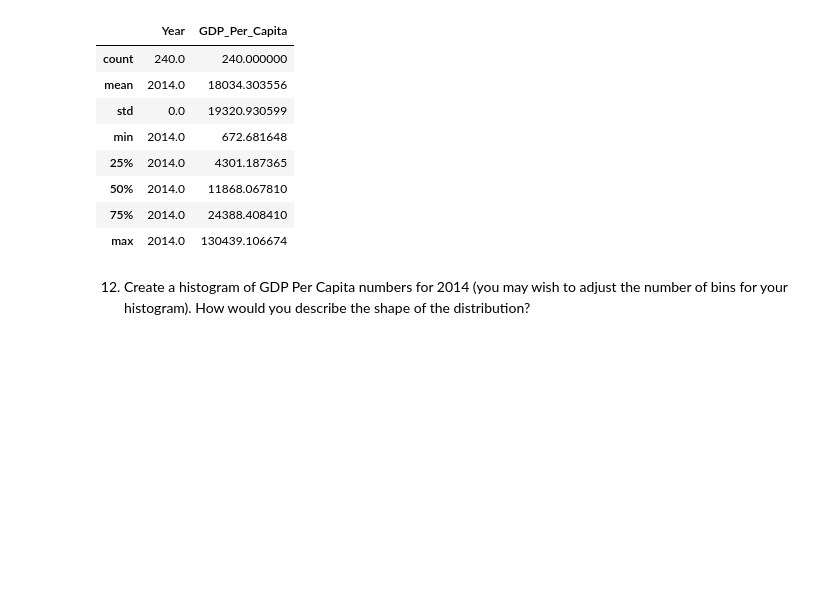
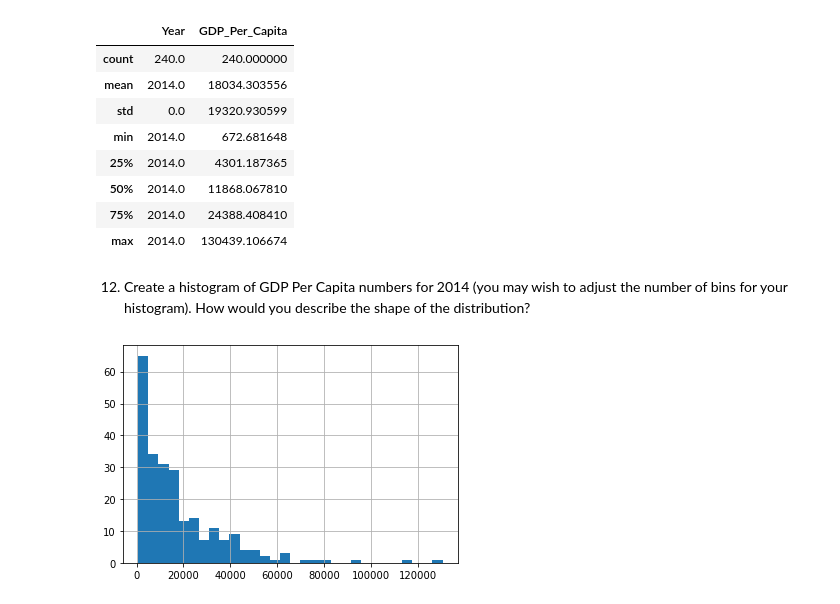
Before and after one commit to nss-data-science-cohort-4/dq1-undata-ocnrandolph, a Jupyter notebook: notebooks/UN_Data_Exploration.ipynb, the cells around one changed output. Drawn from its saved outputs; the diff is of its cells as text; code cells hidden in the pictures; blank space fills up the shorter version.

```diff
--- a/notebooks/UN_Data_Exploration.ipynb
+++ b/notebooks/UN_Data_Exploration.ipynb
@@ -313,3 +313,8 @@ gdp_2014.describe()
 | max | 2014.0 | 130439.106674 |
 # %% [markdown]
 12. Create a histogram of GDP Per Capita numbers for 2014 (you may wish to adjust the number of bins for your histogram). How would you describe the shape of the distribution?
+# %%
+# semicolon gets rid of gibberish at top
+gdp_2014['GDP_Per_Capita'].hist(bins=30);
+# %% [output]
+[figure, added]
```
Also changed, not shown: parts of 15 cells of this notebook.
